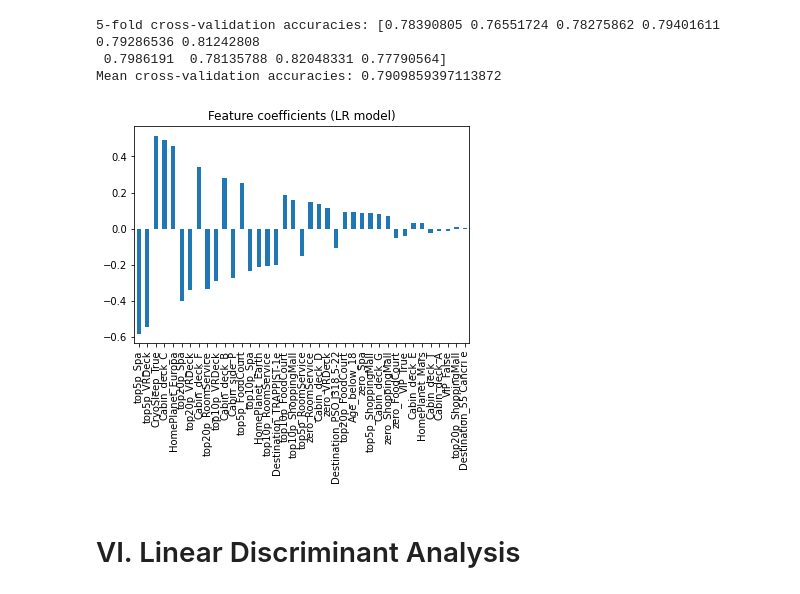
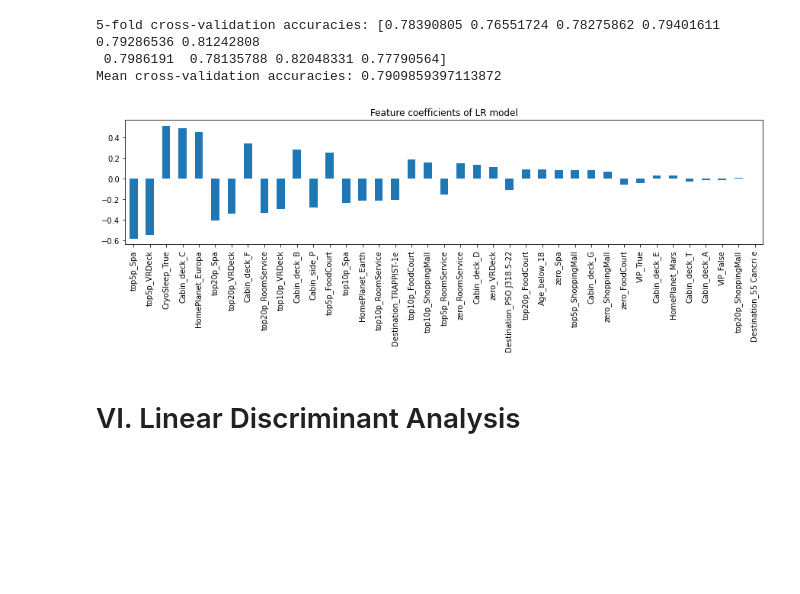
Before and after one commit to cfong32/kaggle-spaceship-titanic, a Jupyter notebook: data6100_proj2.ipynb, the cells around one changed output. Saved outputs shown, nothing was run; the diff lists cells and outputs as text; code cells hidden in the pictures; blank space fills up the shorter version.

```diff
--- a/data6100_proj2.ipynb
+++ b/data6100_proj2.ipynb
@@ -405,20 +405,20 @@ Mean cross-validation accuracies: 0.7909859397113872
 # %%
 ###
 # Plot LR model's coefficients
 ###
 
 # Fit model with the whole training set
 LRmodel.fit(X_train_LR, y_train_LR)
 
 # Obtain and plot model coefficients
 sr_coef_LR = (pd.Series(index=cols_X_all, data=LRmodel.coef_[0])
               .sort_values(ascending=False, key=abs)
               )
-sr_coef_LR.plot.bar()
-plt.title('Feature coefficients (LR model)')
+sr_coef_LR.plot.bar(figsize=(15,3))
+plt.title('Feature coefficients of LR model')
 plt.show()
 # %% [output]
-[figure, old version]
+[figure, new version]
 # %% [markdown]
 # VI. Linear Discriminant Analysis
 # %% [markdown]
```
Also changed, not shown: parts of 2 cells of this notebook.
